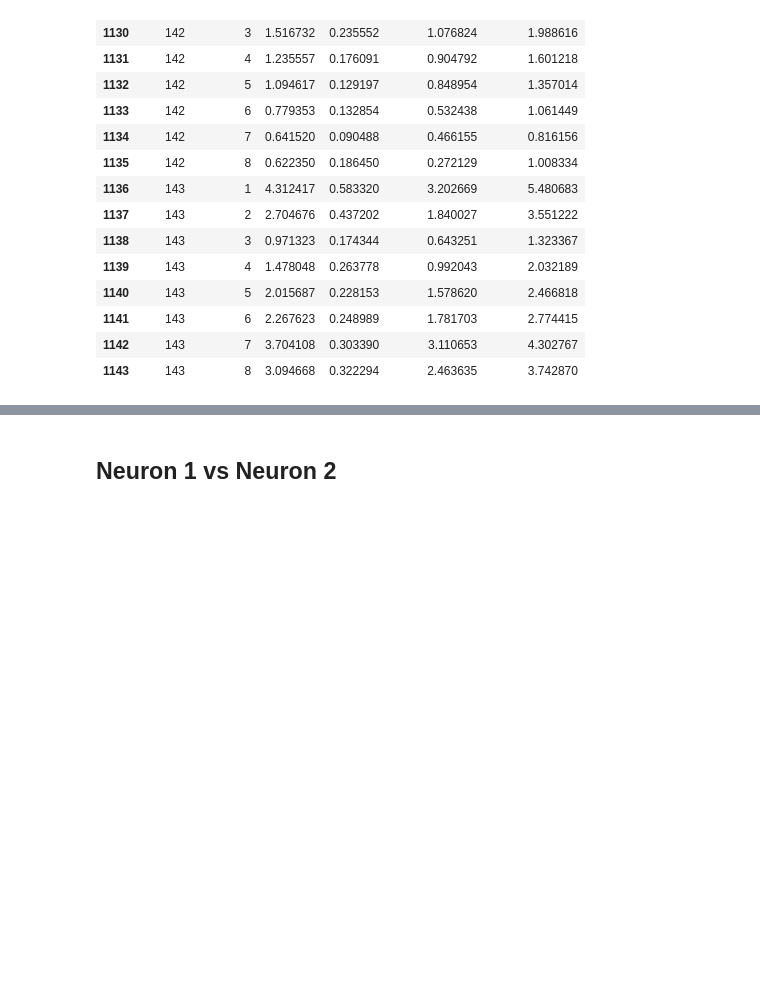
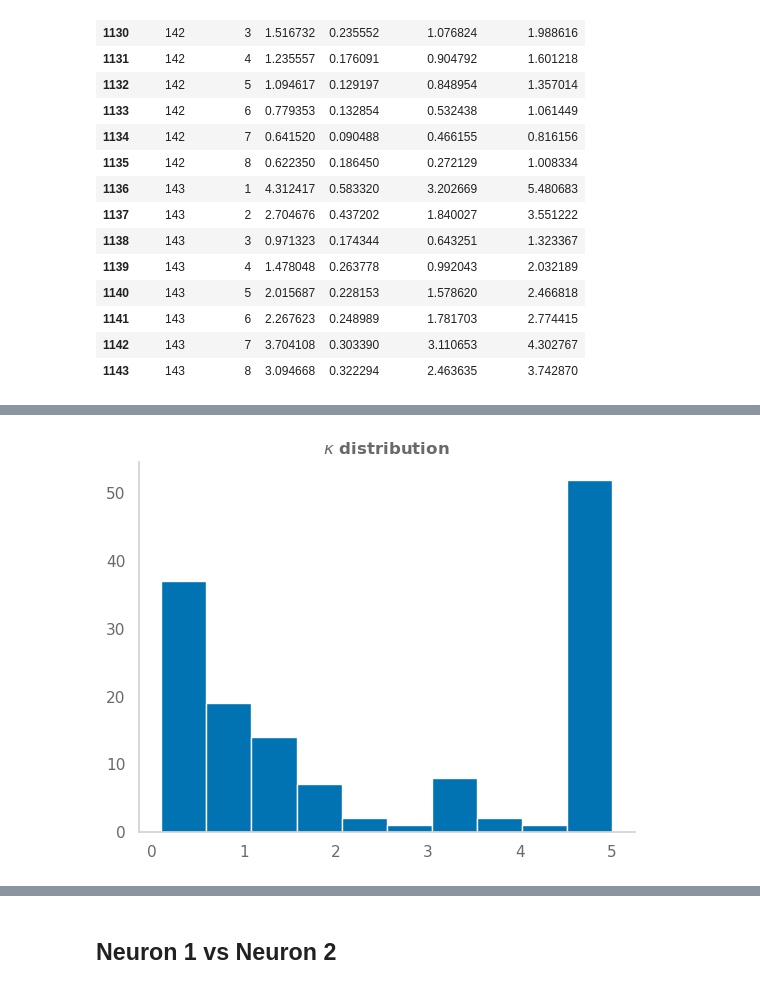
Before and after one commit to CONECT-INT/2023_CENTURI-SummerSchool, a Jupyter notebook: datasets/dataset1_reaching-task/dataset1_jocksan.ipynb, the cells around one changed output, grey strips where cells are left out. Saved outputs shown, nothing was run; the diff lists cells and outputs as text; code cells hidden in the pictures; blank space fills up the shorter version.

```diff
--- a/datasets/dataset1_reaching-task/dataset1_jocksan.ipynb
+++ b/datasets/dataset1_reaching-task/dataset1_jocksan.ipynb
@@ -235,0 +244,29 @@ df.tail(16)
+# %%
+# https://en.wikipedia.org/wiki/Von_Mises_distribution
+def tuning_function(theta, theta0, kappa, fmax, bsl, theta_bound):
+    # Von Mises, with kappa the concentration, theta0 the location
+    # fmax the firing rate at pref ori, bsl the min firing rate (not the baseline, which was substracted)
+    tf = bsl + np.exp(kappa*(np.cos(2*np.pi/theta_bound*(theta-theta0))-1)) * (fmax-bsl)
+    return tf
+
+def fit_tc(array, init_kappa, theta_bound = 2*np.pi):
+    """
+    Fits the data points in `array` to `tuning_function`.
+
+    set theta_bound to 2*np.pi for fitting signed angles (eg direction)
+    or to np.pi for an unsigned one (like orientation)
+    """
+
+    theta = np.linspace(0, theta_bound, len(array), endpoint=False)
+    mod = Model(tuning_function)
+    pars = Parameters()
+    #               name    default           vary  min   max
+    pars.add_many(('theta0', theta[np.argmax(array)], True, 0., theta_bound),
+                  ('kappa', init_kappa, True,  .1, 5.),
+                  ('fmax', np.max(array), True, 0.0, 2*np.max(array)+5),
+                  ('bsl', np.min(array), True, 0.0, np.max(array)+5),
+                  ('theta_bound', theta_bound, False))
+
+    out = mod.fit(array, pars, theta=theta, nan_policy='omit', max_nfev=50000)
+
+    return out.best_values
@@ -235,0 +404,6 @@ df.tail(16)
+# %%
+plt.hist(kappa_array)
+plt.title('$\\kappa$ distribution', fontweight = 'bold')
+plt.show()
+# %% [output]
+[figure, added]
```
Also changed, not shown: parts of 36 cells of this notebook.
